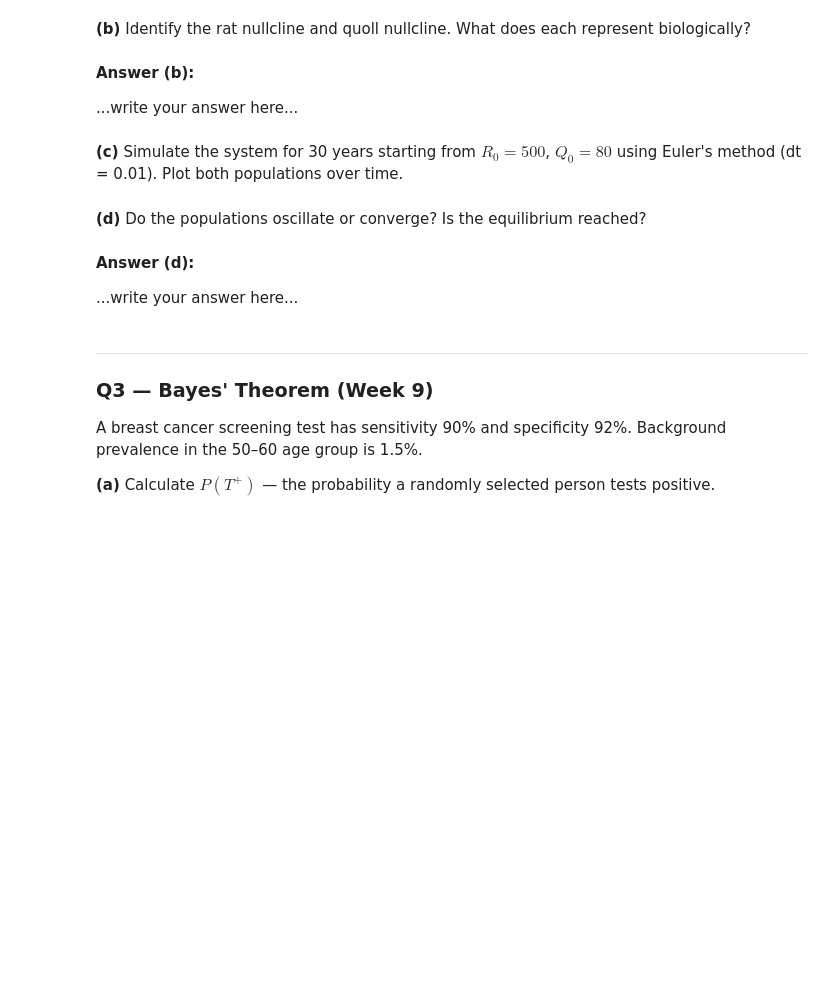
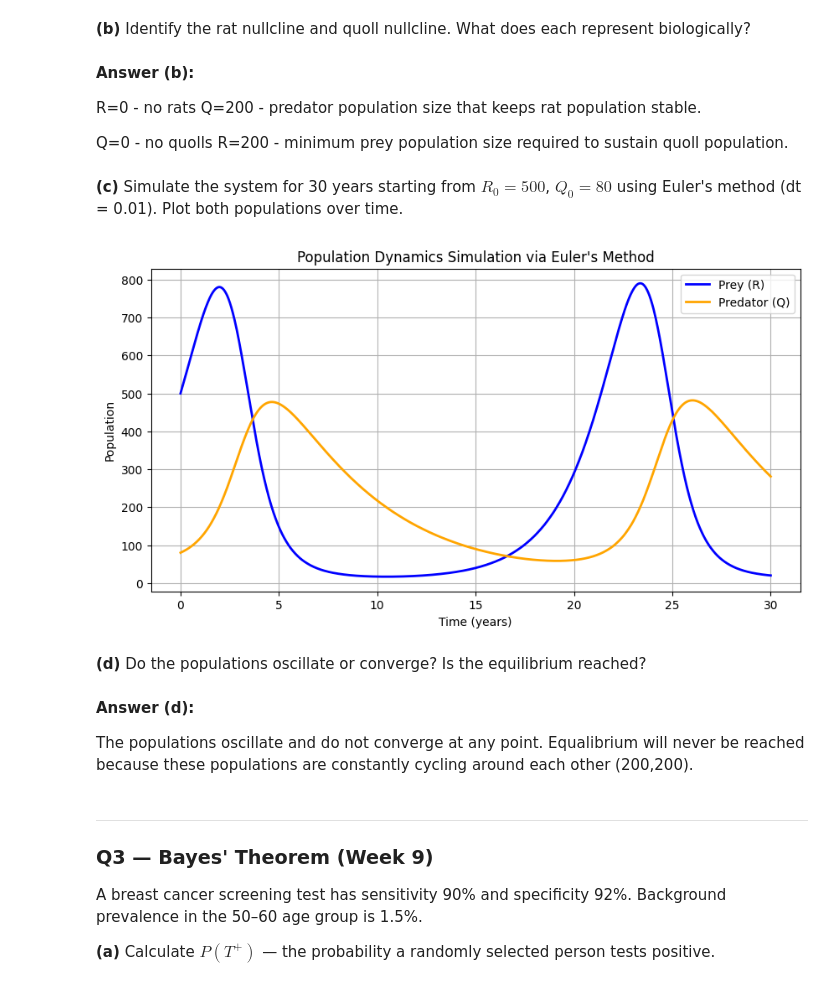
Before and after one commit to saraeastough/SCI1500-Sara-Eastough-public, a Jupyter notebook: SCIE1500Materials/Week_9/LabFiles/Week09_Lab_STUDENT.ipynb, the cells around one changed output. Saved outputs shown, nothing was run; the diff lists cells and outputs as text; code cells hidden in the pictures; blank space fills up the shorter version.

```diff
--- a/SCIE1500Materials/Week_9/LabFiles/Week09_Lab_STUDENT.ipynb
+++ b/SCIE1500Materials/Week_9/LabFiles/Week09_Lab_STUDENT.ipynb
@@ -330,11 +385,15 @@ where $R$ = rat population, $Q$ = quoll population.
 # %% [markdown]
 
 **(b)** Identify the rat nullcline and quoll nullcline. What does each represent biologically?
-# %% [markdown]
-
-**Answer (b):**
-
-...write your answer here...
+# %% [markdown]
+
+**Answer (b):**
+
+R=0 - no rats
+Q=200 - predator population size that keeps rat population stable.
+
+Q=0 - no quolls
+R=200 - minimum prey population size required to sustain quoll population.
 # %% [markdown]
 
 **(c)** Simulate the system for 30 years starting from $R_0 = 500$, $Q_0 = 80$ using Euler's method (dt = 0.01). Plot both populations over time.
@@ -352,11 +400,57 @@ r_R = 0.6; a = 0.003; d_Q = 0.2; b = 0.001
+# %%
+
+# Q2c — Euler method simulation
+import numpy as np
+import matplotlib.pyplot as plt
+%matplotlib inline
+
+# Parameters
+r_R = 0.6; a = 0.003; d_Q = 0.2; b = 0.001
+
+# Simulation parameters
+T = 30           # Total time in years
+dt = 0.01        # Time step
+N = int(T / dt)  # Number of steps
+
+# Arrays to store time and population data
+t = np.linspace(0, T, N + 1)
+R = np.zeros(N + 1)
+Q = np.zeros(N + 1)
+
+# Initial conditions
+R[0] = 500
+Q[0] = 80
+
+# Euler's method loop
+for i in range(N):
+    # Differential equations (Lotka-Volterra predator-prey model)
+    dRdt = r_R * R[i] - a * R[i] * Q[i]
+    dQdt = b * R[i] * Q[i] - d_Q * Q[i]
+
+    # Update populations
+    R[i+1] = R[i] + dRdt * dt
+    Q[i+1] = Q[i] + dQdt * dt
+
+# Plotting the results
+plt.figure(figsize=(10, 5))
+plt.plot(t, R, label='Prey (R)', color='blue', linewidth=2)
+plt.plot(t, Q, label='Predator (Q)', color='orange', linewidth=2)
+plt.xlabel('Time (years)')
+plt.ylabel('Population')
+plt.title("Population Dynamics Simulation via Euler's Method")
+plt.legend()
+plt.grid(True)
+plt.show()
+# %% [output]
+[figure, added]
 # %% [markdown]
 
 **(d)** Do the populations oscillate or converge? Is the equilibrium reached?
-# %% [markdown]
-
-**Answer (d):**
-
-...write your answer here...
+# %% [markdown]
+
+**Answer (d):**
+
+The populations oscillate and do not converge at any point. Equalibrium will never be reached because these populations are constantly cycling around each other (200,200).
 # %% [markdown]
 
 ---
```
Also changed, not shown: parts of 19 cells of this notebook.
